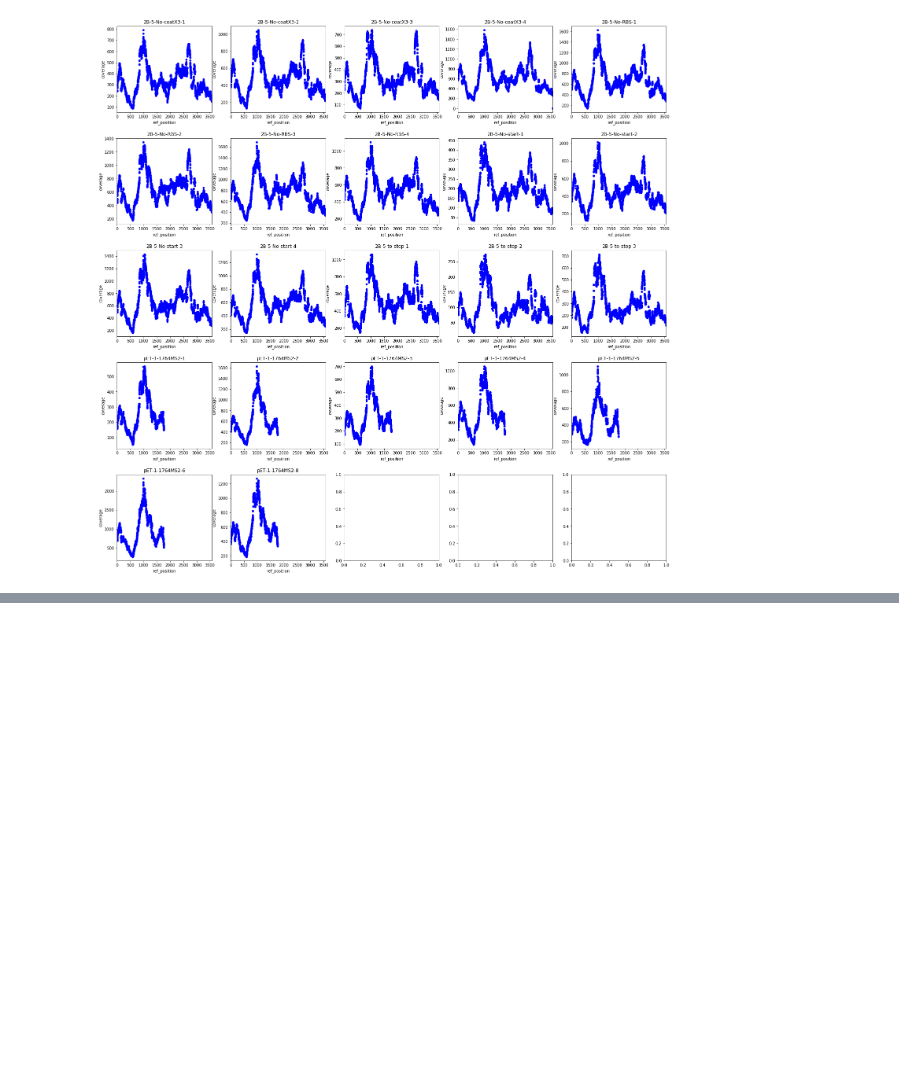
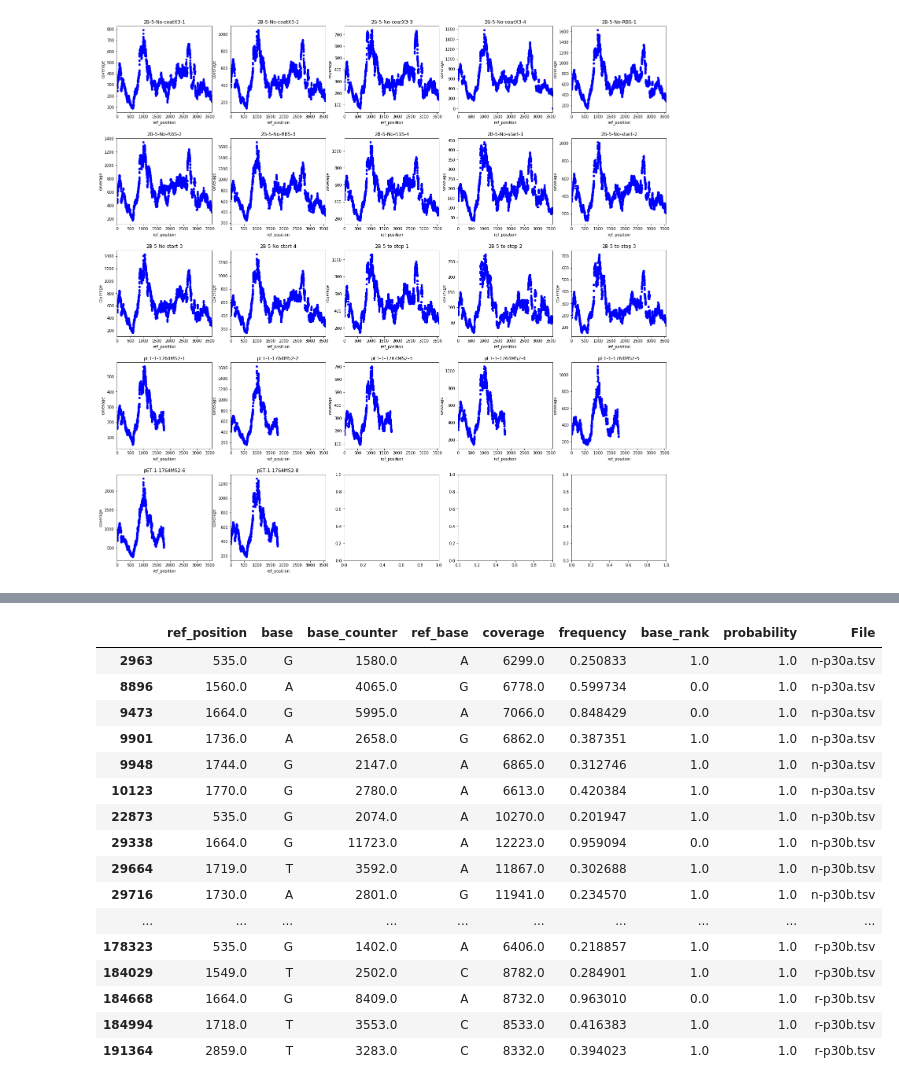
Before and after one commit to taliaku/SternLab, a Jupyter notebook: MS2_analysis/loop_genomics_short_genomes.ipynb, the cells around one changed output, grey strips where cells are left out. Cells and saved outputs as stored; diff of their text form; code cells hidden in the pictures; blank space fills up the shorter version.

```diff
--- a/MS2_analysis/loop_genomics_short_genomes.ipynb
+++ b/MS2_analysis/loop_genomics_short_genomes.ipynb
@@ -431,0 +459,20 @@ df[((df.ref_base != df.base) & (df.ref_base != '-') & (df.frequency > 0.05)) | (
+# %%
+df[(df.ref_base != df.base) & (df.ref_base != '-') & (df.frequency > 0.2)]
+# %% [output]
+|  | ref_position | base | base_counter | ref_base | coverage | frequency | base_rank | probability | File |
+| 2963 | 535.0 | G | 1580.0 | A | 6299.0 | 0.250833 | 1.0 | 1.0 | n-p30a.tsv |
+| 8896 | 1560.0 | A | 4065.0 | G | 6778.0 | 0.599734 | 0.0 | 1.0 | n-p30a.tsv |
+| 9473 | 1664.0 | G | 5995.0 | A | 7066.0 | 0.848429 | 0.0 | 1.0 | n-p30a.tsv |
+| 9901 | 1736.0 | A | 2658.0 | G | 6862.0 | 0.387351 | 1.0 | 1.0 | n-p30a.tsv |
+| 9948 | 1744.0 | G | 2147.0 | A | 6865.0 | 0.312746 | 1.0 | 1.0 | n-p30a.tsv |
+| 10123 | 1770.0 | G | 2780.0 | A | 6613.0 | 0.420384 | 1.0 | 1.0 | n-p30a.tsv |
+| 22873 | 535.0 | G | 2074.0 | A | 10270.0 | 0.201947 | 1.0 | 1.0 | n-p30b.tsv |
+| 29338 | 1664.0 | G | 11723.0 | A | 12223.0 | 0.959094 | 0.0 | 1.0 | n-p30b.tsv |
+| 29664 | 1719.0 | T | 3592.0 | A | 11867.0 | 0.302688 | 1.0 | 1.0 | n-p30b.tsv |
+| 29716 | 1730.0 | A | 2801.0 | G | 11941.0 | 0.234570 | 1.0 | 1.0 | n-p30b.tsv |
+| ... | ... | ... | ... | ... | ... | ... | ... | ... | ... |
+| 178323 | 535.0 | G | 1402.0 | A | 6406.0 | 0.218857 | 1.0 | 1.0 | r-p30b.tsv |
+| 184029 | 1549.0 | T | 2502.0 | C | 8782.0 | 0.284901 | 1.0 | 1.0 | r-p30b.tsv |
+| 184668 | 1664.0 | G | 8409.0 | A | 8732.0 | 0.963010 | 0.0 | 1.0 | r-p30b.tsv |
+| 184994 | 1718.0 | T | 3553.0 | C | 8533.0 | 0.416383 | 1.0 | 1.0 | r-p30b.tsv |
+| 191364 | 2859.0 | T | 3283.0 | C | 8332.0 | 0.394023 | 1.0 | 1.0 | r-p30b.tsv |
```
Also changed, not shown: parts of 7 cells of this notebook, 5 other files.
